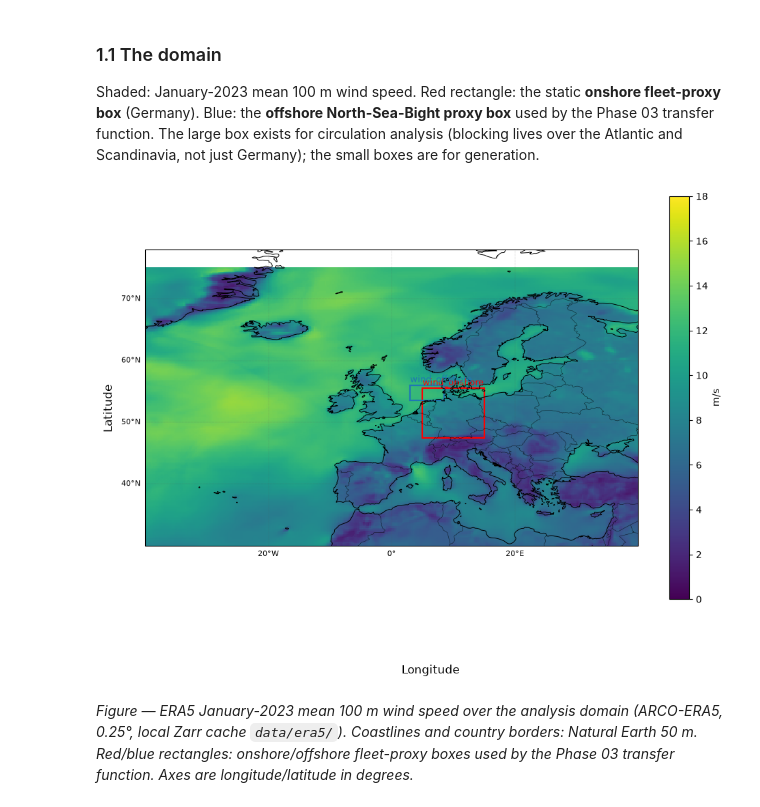
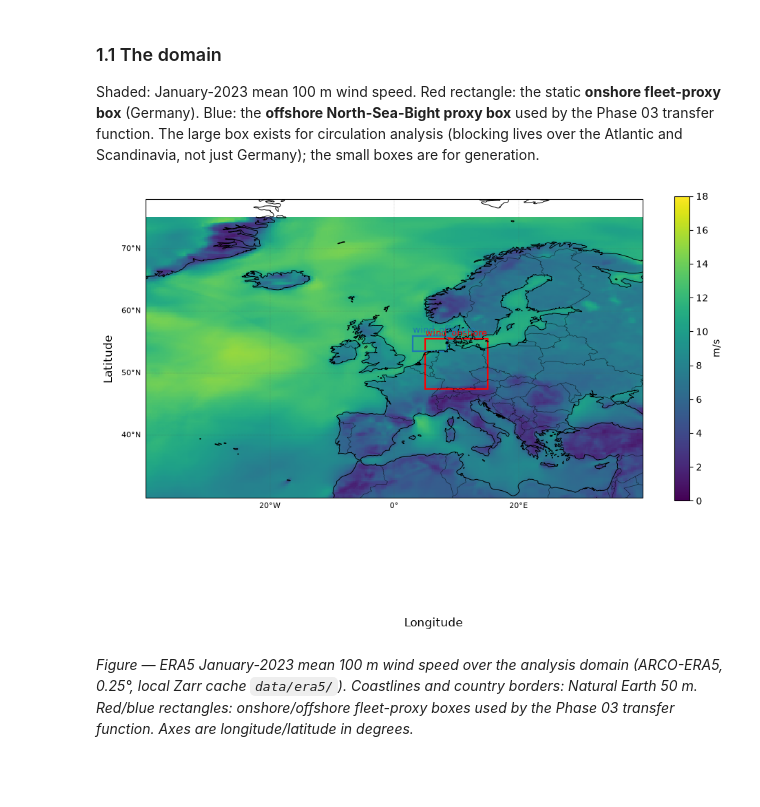
Before and after one commit to TunaHim/EuroGrid-Climate-Dynamics, a Jupyter notebook: notebooks/01_eda.ipynb, the cells around one changed output. Saved outputs shown, nothing was run; the diff lists cells and outputs as text; code cells hidden in the pictures; blank space fills up the shorter version.

```diff
--- a/notebooks/01_eda.ipynb
+++ b/notebooks/01_eda.ipynb
@@ -132,35 +135,35 @@ not just Germany); the small boxes are for generation.
 # political boundaries from Natural Earth.
 ds = era5["2023-01"]
 fig, ax = plt.subplots(figsize=(10, 8), subplot_kw={"projection": PC})
 map_ax(ax, "ERA5 domain: Jan-2023 mean ws100 + fleet-proxy boxes")
 ds.ws100.mean("time").plot.pcolormesh(
     ax=ax,
     transform=PC,
     cmap="viridis",
     vmin=0,
     vmax=18,
     add_colorbar=True,
-    cbar_kwargs={"label": "m/s", "shrink": 0.8},
+    cbar_kwargs={"label": "m/s", "shrink": 0.6},
 )
 for (name, (la0, la1, lo0, lo1)), col in zip(FLEET_BOXES.items(), ["red", "tab:blue"], strict=True):
     ax.add_patch(
         mpatches.Rectangle(
             (lo0, la0),
             lo1 - lo0,
             la1 - la0,
             fill=False,
             ec=col,
             lw=1.6,
             transform=PC,
         )
     )
     ax.text(lo0, la1 + 0.5, name, color=col, fontsize=9, transform=PC)
 fig.supxlabel("Longitude")
 fig.supylabel("Latitude")
 plt.tight_layout()
 plt.show()
 # %% [output]
-[figure, old version]
+[figure, new version]
 # %% [markdown]
 *Figure — ERA5 January-2023 mean 100 m wind speed over the analysis domain*
 *(ARCO-ERA5, 0.25°, local Zarr cache `data/era5/`). Coastlines and country borders:*
```
Also changed, not shown: parts of 10 cells of this notebook.
